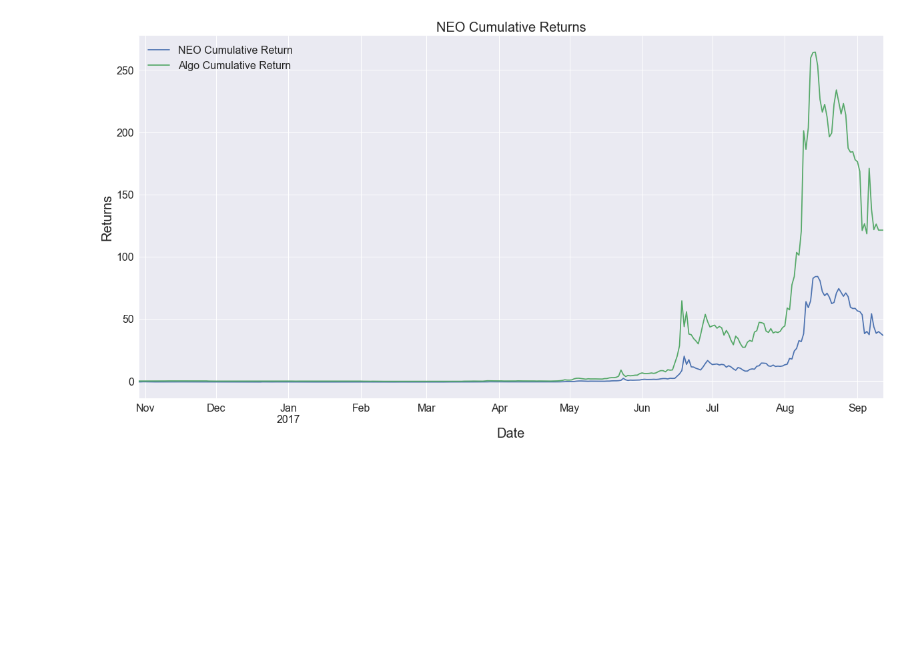
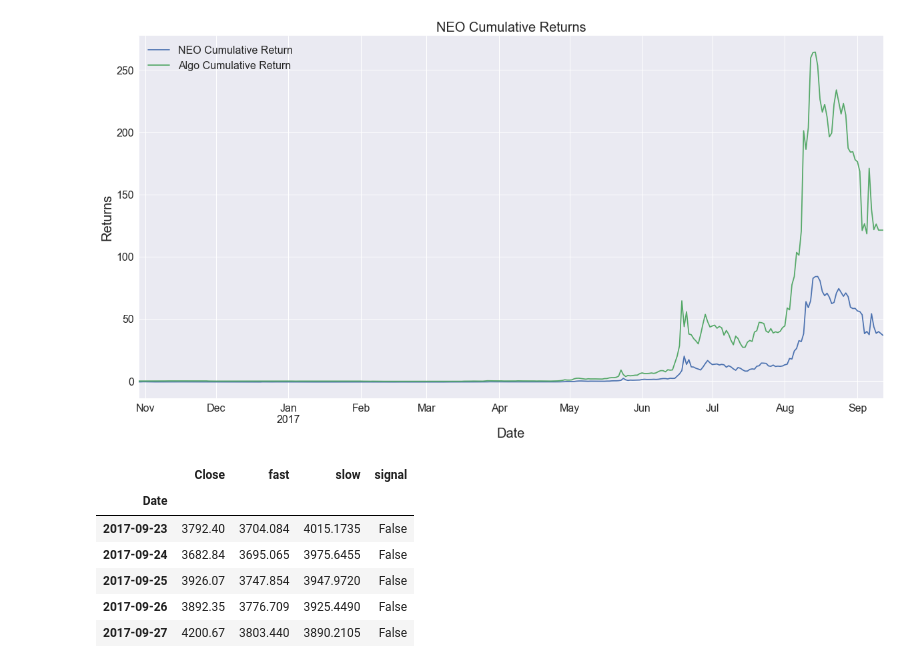
Before and after one commit to auto-d1dact/crypto_testing, a Jupyter notebook: crypto_sma.ipynb, the cells around one changed output. Saved outputs shown, nothing was run; the diff lists cells and outputs as text; code cells hidden in the pictures; blank space fills up the shorter version.

```diff
--- a/crypto_sma.ipynb
+++ b/crypto_sma.ipynb
@@ -155,3 +170,31 @@ With optimal return: 12022.93%
 121.23
 [figure]
 [figure]
+# %%
+# Crypto latest MAs
+# BTC 10-20
+# ETH 15-30
+# LTC 25-40
+# NEO 10-50
+
+def crypto_ma_signal(crypto = 'BTC', fast = 1, slow = 10):
+
+    df = pd.read_excel('cryptodata.xlsx', sheetname = crypto, index_col = 0).sort_index()
+
+    df['fast'] = df[['Close']].rolling(fast).mean().shift(1)
+    df['slow'] = df['Close'].rolling(slow).mean().shift(1)
+
+    df['return'] = df['Close']/df['Close'].shift(1) - 1
+    df['signal'] = df['fast'] >= df['slow']
+
+    return df[['Close','fast','slow','signal']].tail(5)
+# %%
+crypto_ma_signal('BTC', 10, 20)
+# %% [output]
+|  | Close | fast | slow | signal |
+| Date |  |  |  |  |
+| 2017-09-23 | 3792.40 | 3704.084 | 4015.1735 | False |
+| 2017-09-24 | 3682.84 | 3695.065 | 3975.6455 | False |
+| 2017-09-25 | 3926.07 | 3747.854 | 3947.9720 | False |
+| 2017-09-26 | 3892.35 | 3776.709 | 3925.4490 | False |
+| 2017-09-27 | 4200.67 | 3803.440 | 3890.2105 | False |
```
Also changed, not shown: parts of 4 cells of this notebook, 1 other file.
